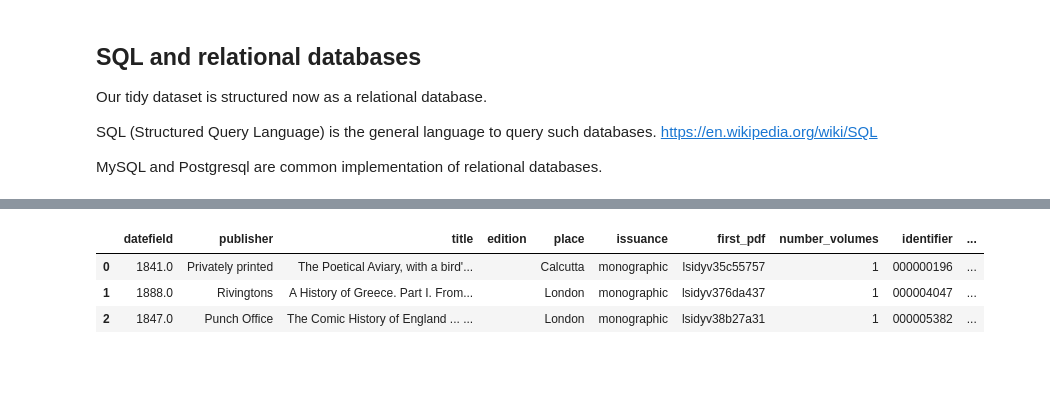
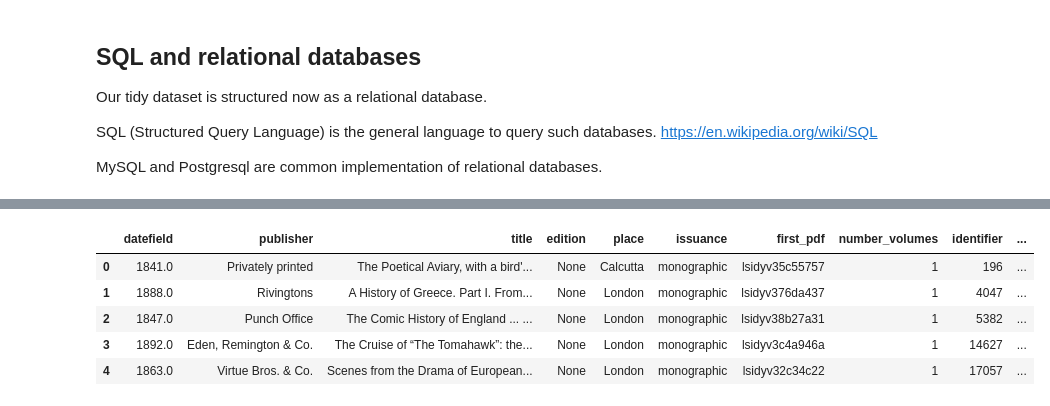
Before and after one commit to mromanello/ADA-DHOxSS, a Jupyter notebook: notebooks/2.1 Tidy data.ipynb, the cells around one changed output, grey strips where cells are left out. Saved outputs shown, nothing was run; the diff lists cells and outputs as text; code cells hidden in the pictures; blank space fills up the shorter version.

Commit message:
added more explanations to notebook 2.1 Tidy data.ipynb

```diff
--- a/notebooks/2.1 Tidy data.ipynb
+++ b/notebooks/2.1 Tidy data.ipynb
@@ -457,11 +583,14 @@ engine.execute("SELECT * FROM books LIMIT 3").fetchall()
 # %%
-# create a data frame from a DB table
-
-df_books_fromDB = pd.read_sql_query("SELECT * FROM books", engine)
+# and we can also create a dataframe from a DB table
+# by using pandas' `read_sql_query()` function
+sql_query = "SELECT * FROM books"
+df_books_fromDB = pd.read_sql_query(sql_query, engine)
 # %%
-df_books_fromDB.head(3)
+df_books_fromDB.head(5)
 # %% [output]
 |  | datefield | publisher | title | edition | place | issuance | first_pdf | number_volumes | identifier | ... |
-| 0 | 1841.0 | Privately printed | The Poetical Aviary, with a bird'... |  | Calcutta | monographic | lsidyv35c55757 | 1 | 000000196 | ... |
-| 1 | 1888.0 | Rivingtons | A History of Greece. Part I. From... |  | London | monographic | lsidyv376da437 | 1 | 000004047 | ... |
-| 2 | 1847.0 | Punch Office | The Comic History of England ... ... |  | London | monographic | lsidyv38b27a31 | 1 | 000005382 | ... |
+| 0 | 1841.0 | Privately printed | The Poetical Aviary, with a bird'... | None | Calcutta | monographic | lsidyv35c55757 | 1 | 196 | ... |
+| 1 | 1888.0 | Rivingtons | A History of Greece. Part I. From... | None | London | monographic | lsidyv376da437 | 1 | 4047 | ... |
+| 2 | 1847.0 | Punch Office | The Comic History of England ... ... | None | London | monographic | lsidyv38b27a31 | 1 | 5382 | ... |
+| 3 | 1892.0 | Eden, Remington & Co. | The Cruise of “The Tomahawk”: the... | None | London | monographic | lsidyv3c4a946a | 1 | 14627 | ... |
+| 4 | 1863.0 | Virtue Bros. & Co. | Scenes from the Drama of European... | None | London | monographic | lsidyv32c34c22 | 1 | 17057 | ... |
```
Also changed, not shown: parts of 24 cells of this notebook.
